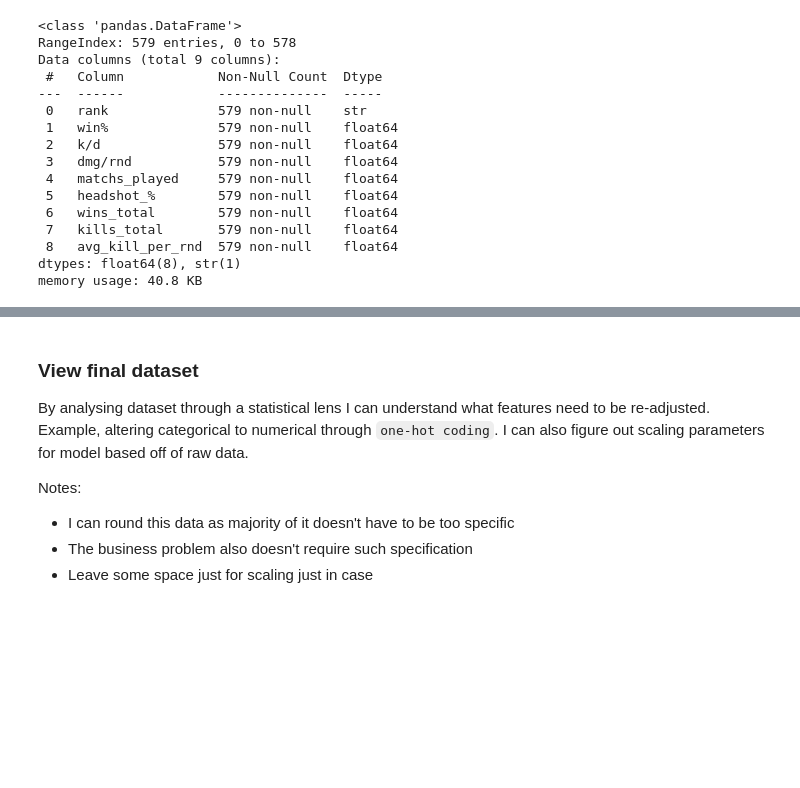
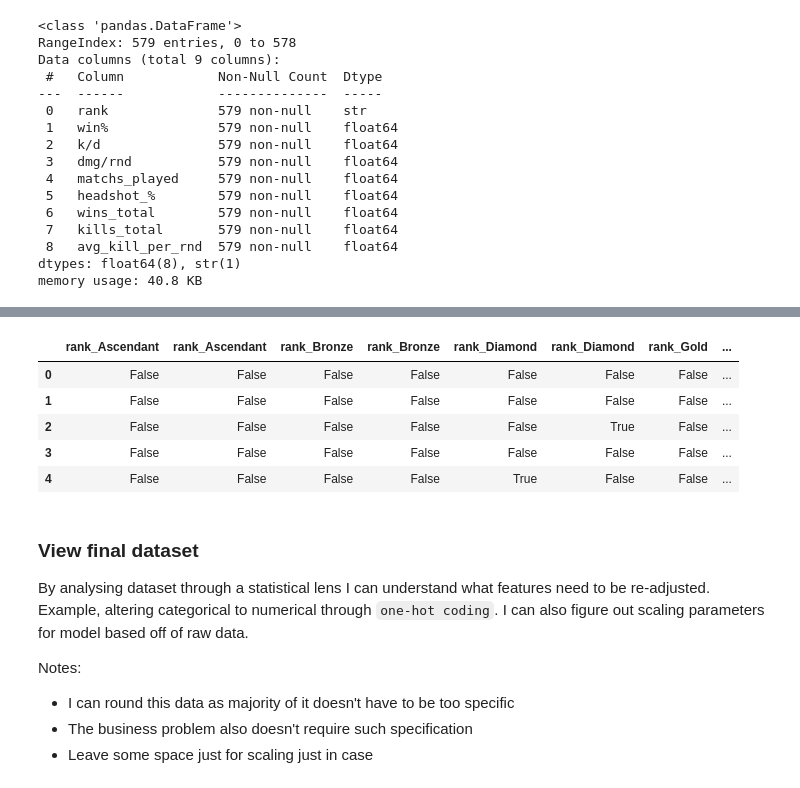
Before and after one commit to TempeHS/2026SE_MLOOPs_Gerrard.F, a Jupyter notebook: 2. Model_Development/2.1.Data_Wrangling/2.1.1.Data_Preview.ipynb, the cells around one changed output, grey strips where cells are left out. Saved outputs shown, nothing was run; the diff lists cells and outputs as text; code cells hidden in the pictures; blank space fills up the shorter version.

```diff
--- a/2. Model_Development/2.1.Data_Wrangling/2.1.1.Data_Preview.ipynb
+++ b/2. Model_Development/2.1.Data_Wrangling/2.1.1.Data_Preview.ipynb
@@ -111,3 +115,21 @@ memory usage: 40.8 KB
+# %%
+# Begin with simplifying category
+data_frame1["rank"] = data_frame1["rank"].str.strip().str.replace("1", "")
+data_frame1["rank"] = data_frame1["rank"].str.strip().str.replace("2", "")
+data_frame1["rank"] = data_frame1["rank"].str.strip().str.replace("3", "")
+
+# One Hot Encode
+data_frame2 = pd.get_dummies(data_frame1, columns=['rank'])
+
+# View new Data
+data_frame2.filter(like='rank_').head()
+# %% [output]
+|  | rank_Ascendant | rank_Ascendant | rank_Bronze | rank_Bronze | rank_Diamond | rank_Diamond | rank_Gold | ... |
+| 0 | False | False | False | False | False | False | False | ... |
+| 1 | False | False | False | False | False | False | False | ... |
+| 2 | False | False | False | False | False | True | False | ... |
+| 3 | False | False | False | False | False | False | False | ... |
+| 4 | False | False | False | False | True | False | False | ... |
 # %% [markdown]
 ### View final dataset
 
```
Also changed, not shown: parts of 6 cells of this notebook, 2 other files.
